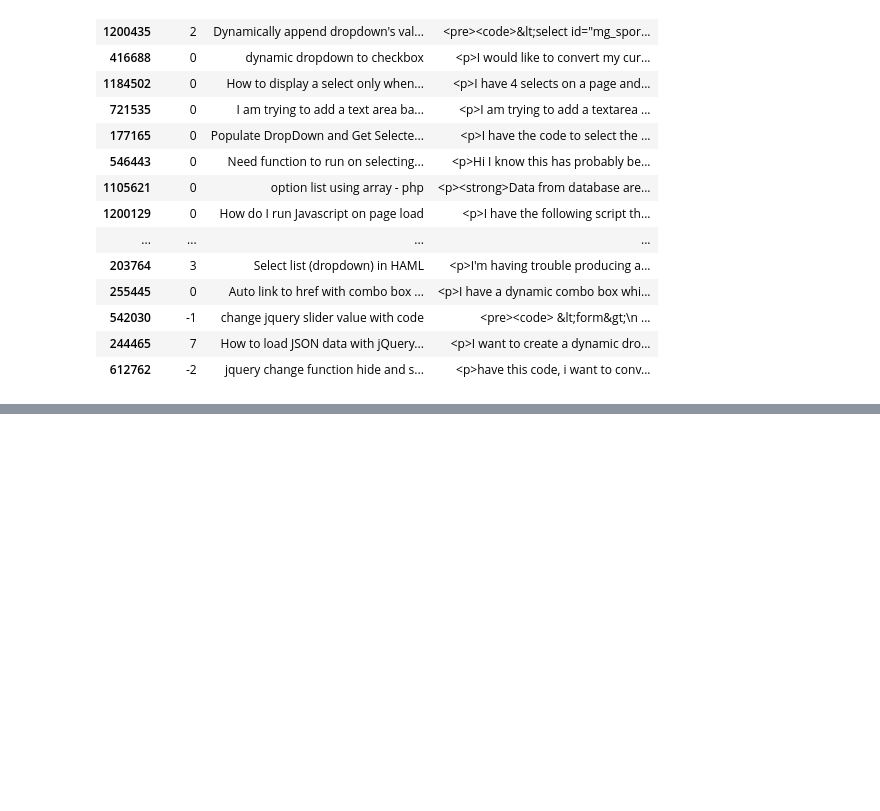
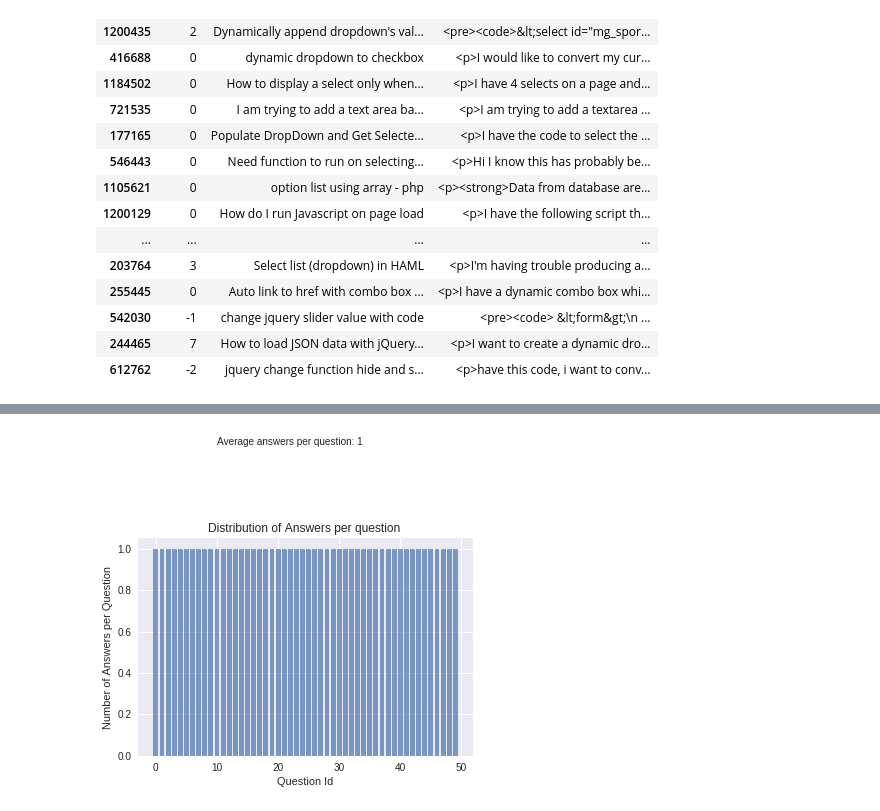
Before and after one commit to sprerak48/Autonomous-tagging-using-Deep-Learning, a Jupyter notebook: AT.ipynb, the cells around one changed output, grey strips where cells are left out. Drawn from its saved outputs; the diff is of its cells as text; code cells hidden in the pictures; blank space fills up the shorter version.

```diff
--- a/AT.ipynb
+++ b/AT.ipynb
@@ -394,0 +468,16 @@ bc.loc[bc['Cluster'] == cnts.index[2]][['Score', 'Title', 'Body']]
+# %%
+class MLStripper(HTMLParser):
+    def __init__(self):
+        self.reset()
+        self.strict = False
+        self.convert_charrefs= True
+        self.fed = []
+    def handle_data(self, d):
+        self.fed.append(d)
+    def get_data(self):
+        return ''.join(self.fed)
+
+def strip_tags(html):
+    s = MLStripper()
+    s.feed(html)
+    return s.get_data()
@@ -394,0 +693,16 @@ bc.loc[bc['Cluster'] == cnts.index[2]][['Score', 'Title', 'Body']]
+# %%
+ans_per_question = collections.Counter(answers_df['ParentId'])
+answerid,noAnswers= zip(*ans_per_question.most_common())
+
+N=50
+plt.bar(range(N), noAnswers[:N], align='center', alpha=0.7)
+#plt.xticks(y_pos, objects)
+
+plt.ylabel('Number of Answers per Question')
+plt.xlabel('Question Id')
+plt.title('Distribution of Answers per question ')
+plt.text(10,1.5,"Average answers per question: "+str(math.floor((np.mean(noAnswers)))))
+
+plt.show()
+# %% [output]
+[figure, added]
```
Also changed, not shown: parts of 24 cells of this notebook.
